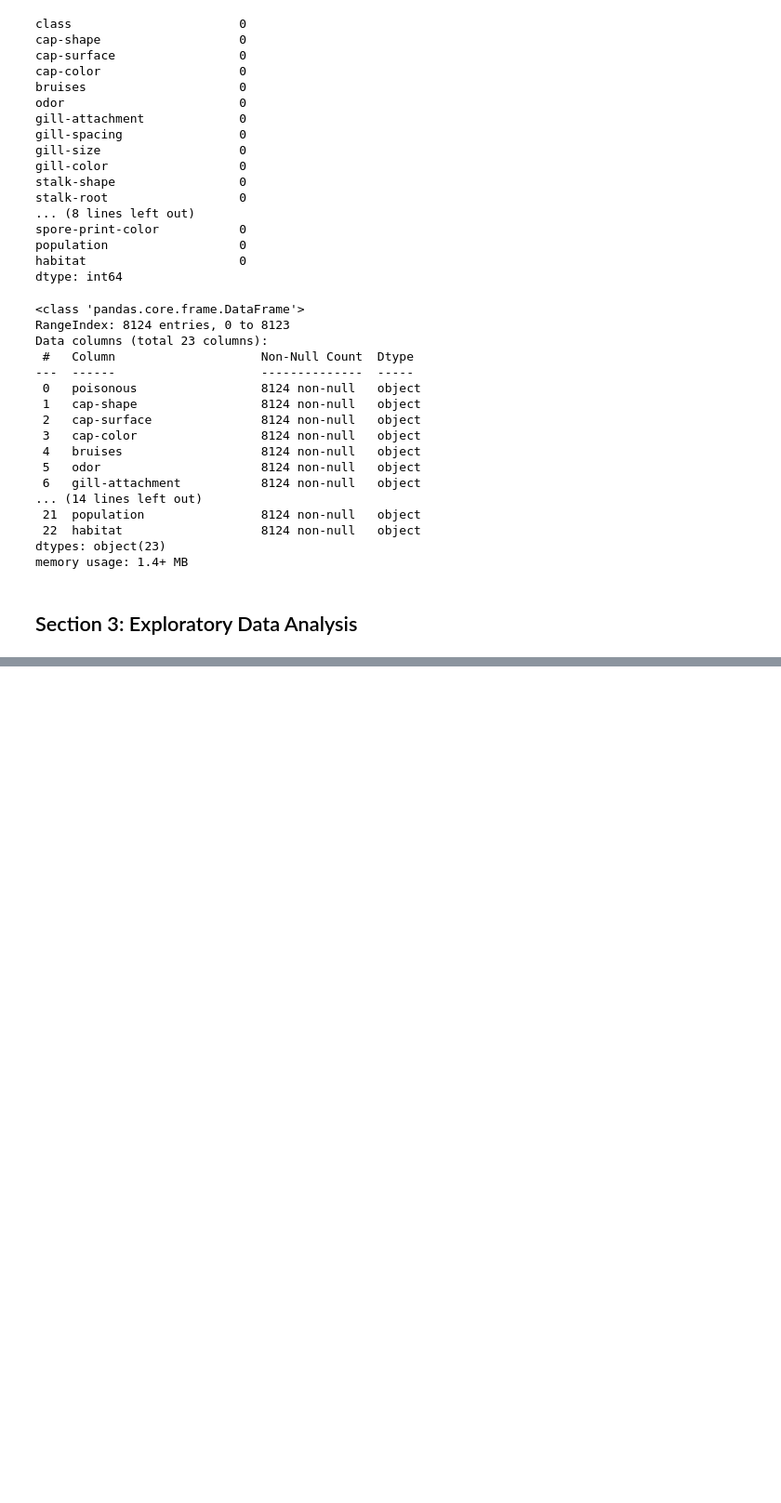
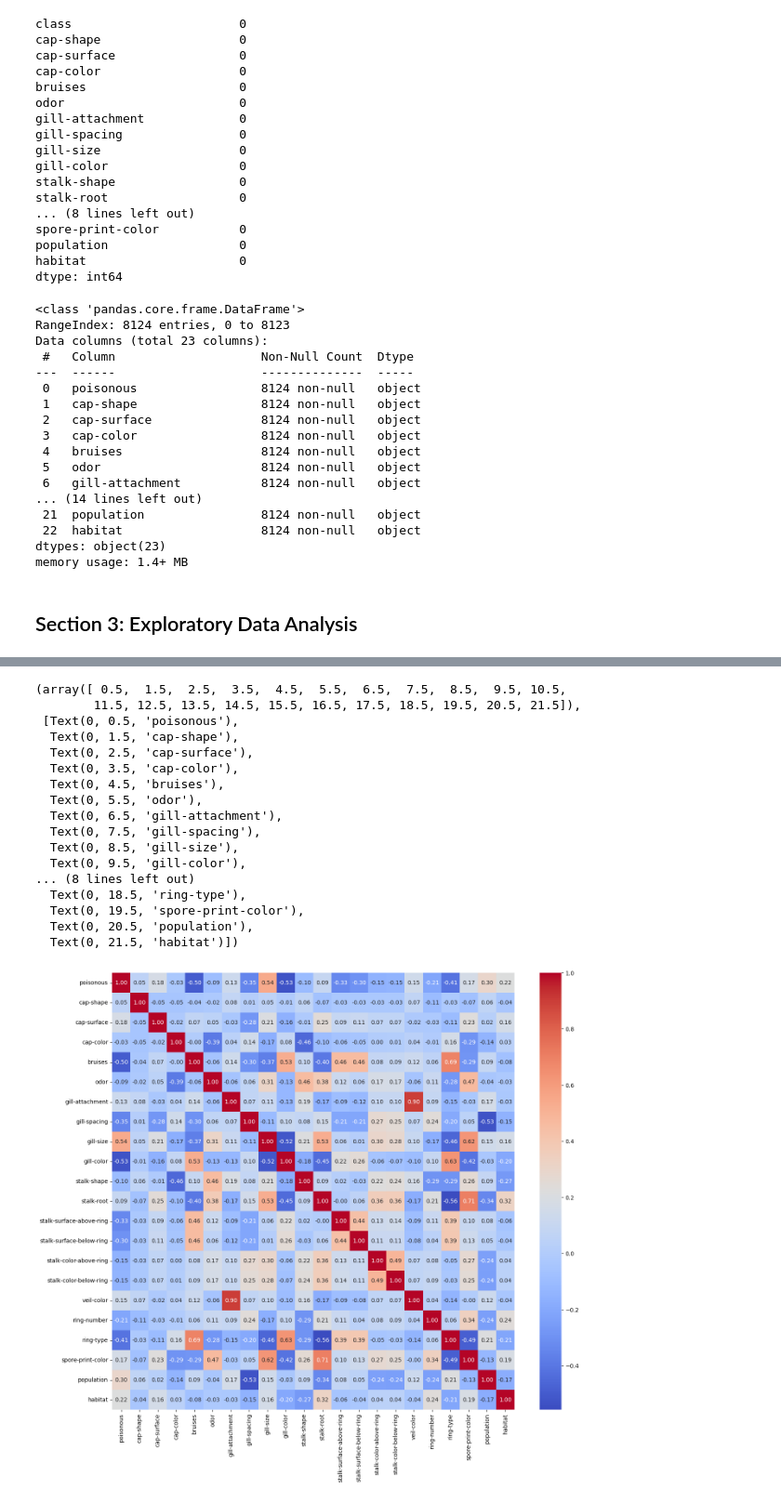
Before and after one commit to AntsyBee/Lepiota-Mushroom-Edibillity-Data-Analysis, a Jupyter notebook: src/Mushroom Data Science.ipynb, the cells around one changed output, grey strips where cells are left out. Shown: that part at 93% size. Drawn from its saved outputs; the diff is of its cells as text; code cells hidden in the pictures; blank space fills up the shorter version.

```diff
--- a/src/Mushroom Data Science.ipynb
+++ b/src/Mushroom Data Science.ipynb
@@ -150,0 +208,24 @@ memory usage: 1.4+ MB
+# %%
+#pairwise correltion of variables in the dataset, positive values closer to 1 indicate strong positive correlation, negative values closer to -1 indicate strong negative correlation
+plt.figure(figsize=(16, 14))
+sns.heatmap(lepiota_data.corr(), annot=True, fmt='.2f', cmap='coolwarm')
+plt.yticks(rotation=0)
+# %% [output]
+(array([ 0.5,  1.5,  2.5,  3.5,  4.5,  5.5,  6.5,  7.5,  8.5,  9.5, 10.5,
+        11.5, 12.5, 13.5, 14.5, 15.5, 16.5, 17.5, 18.5, 19.5, 20.5, 21.5]),
+ [Text(0, 0.5, 'poisonous'),
+  Text(0, 1.5, 'cap-shape'),
+  Text(0, 2.5, 'cap-surface'),
+  Text(0, 3.5, 'cap-color'),
+  Text(0, 4.5, 'bruises'),
+  Text(0, 5.5, 'odor'),
+  Text(0, 6.5, 'gill-attachment'),
+  Text(0, 7.5, 'gill-spacing'),
+  Text(0, 8.5, 'gill-size'),
+  Text(0, 9.5, 'gill-color'),
+... (8 lines left out)
+  Text(0, 18.5, 'ring-type'),
+  Text(0, 19.5, 'spore-print-color'),
+  Text(0, 20.5, 'population'),
+  Text(0, 21.5, 'habitat')])
+[figure, added]
```
Also changed, not shown: parts of 7 cells of this notebook, 2 other files.
